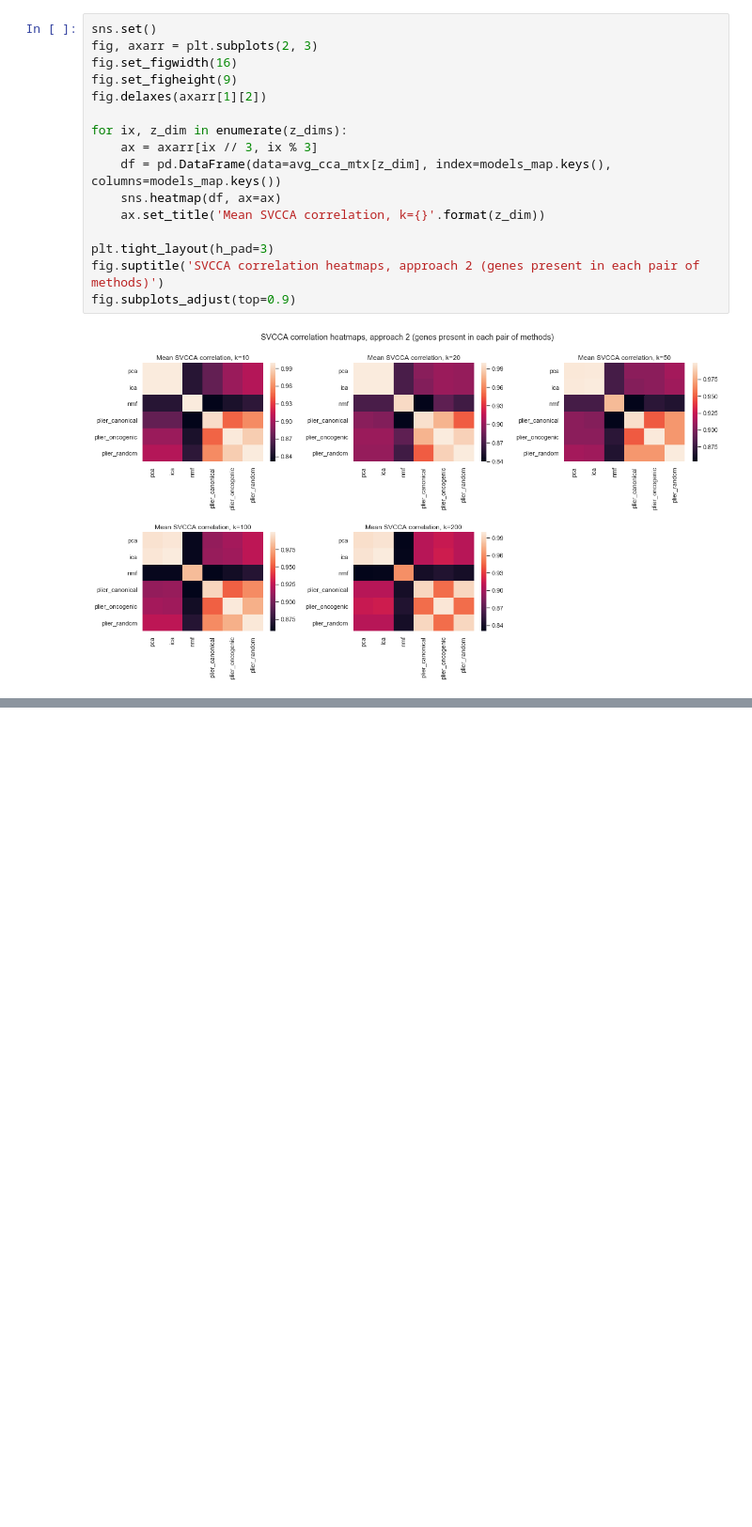
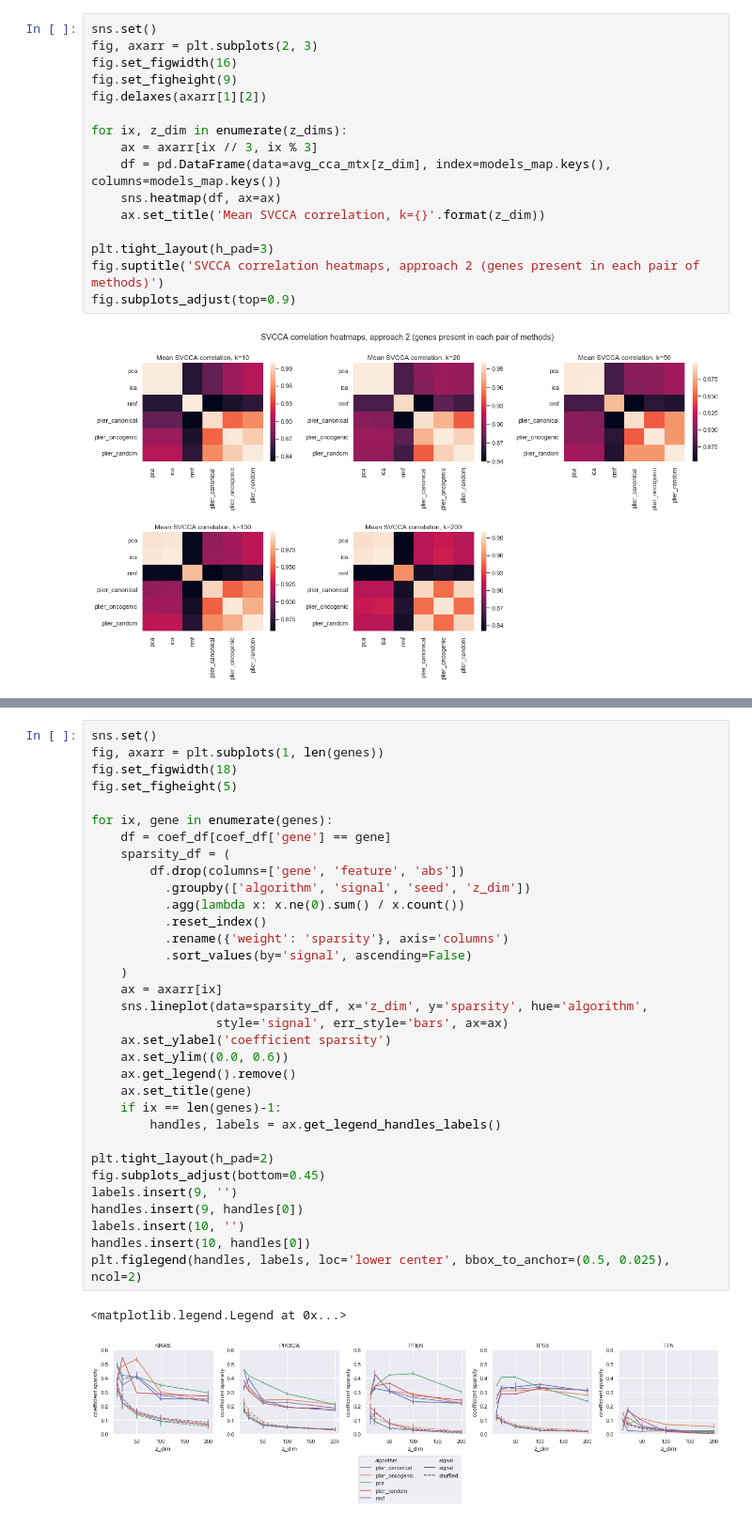
Before and after one commit to jjc2718/netreg, a Jupyter notebook: 5.analyze_plier_compression.ipynb, the cells around one changed output, grey strips where cells are left out. Shown at 94% size. Cells and saved outputs as stored; diff of their text form; blank space fills up the shorter version.

Commit message:
preliminary version of coefficient sparsity plot

```diff
--- a/5.analyze_plier_compression.ipynb
+++ b/5.analyze_plier_compression.ipynb
@@ -200,0 +241,36 @@ fig.subplots_adjust(top=0.9)
+# %%
+sns.set()
+fig, axarr = plt.subplots(1, len(genes))
+fig.set_figwidth(18)
+fig.set_figheight(5)
+
+for ix, gene in enumerate(genes):
+    df = coef_df[coef_df['gene'] == gene]
+    sparsity_df = (
+        df.drop(columns=['gene', 'feature', 'abs'])
+          .groupby(['algorithm', 'signal', 'seed', 'z_dim'])
+          .agg(lambda x: x.ne(0).sum() / x.count())
+          .reset_index()
+          .rename({'weight': 'sparsity'}, axis='columns')
+          .sort_values(by='signal', ascending=False)
+    )
+    ax = axarr[ix]
+    sns.lineplot(data=sparsity_df, x='z_dim', y='sparsity', hue='algorithm',
+                 style='signal', err_style='bars', ax=ax)
+    ax.set_ylabel('coefficient sparsity')
+    ax.set_ylim((0.0, 0.6))
+    ax.get_legend().remove()
+    ax.set_title(gene)
+    if ix == len(genes)-1:
+        handles, labels = ax.get_legend_handles_labels()
+
+plt.tight_layout(h_pad=2)
+fig.subplots_adjust(bottom=0.45)
+labels.insert(9, '')
+handles.insert(9, handles[0])
+labels.insert(10, '')
+handles.insert(10, handles[0])
+plt.figlegend(handles, labels, loc='lower center', bbox_to_anchor=(0.5, 0.025), ncol=2)
+# %% [output]
+<matplotlib.legend.Legend at 0x...>
+[figure, added]
```
Also changed, not shown: parts of 2 cells of this notebook.
